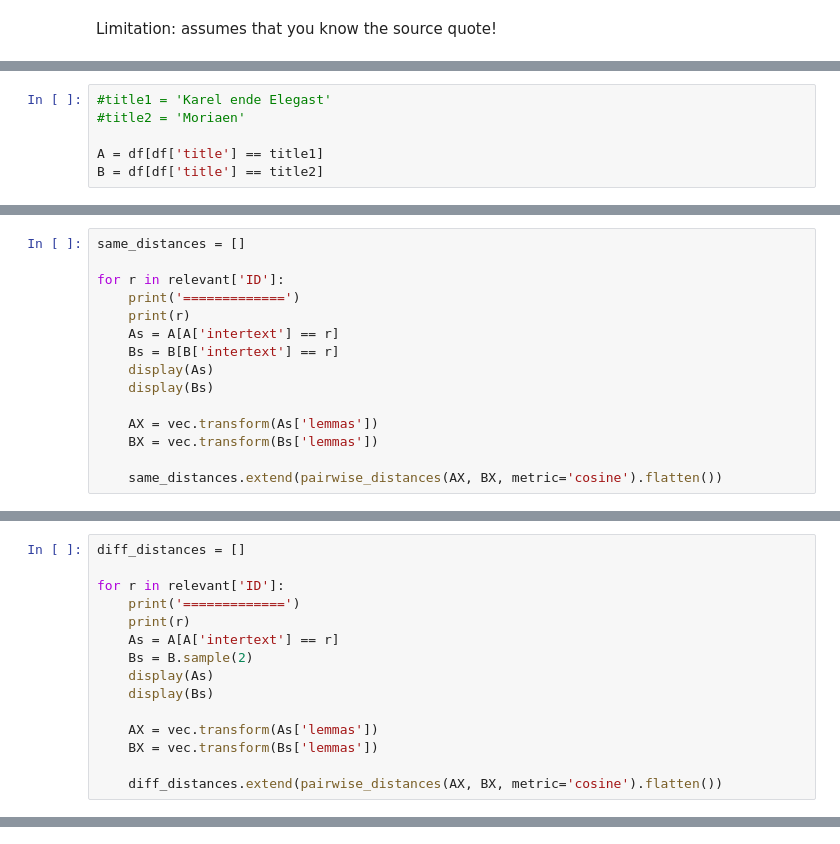
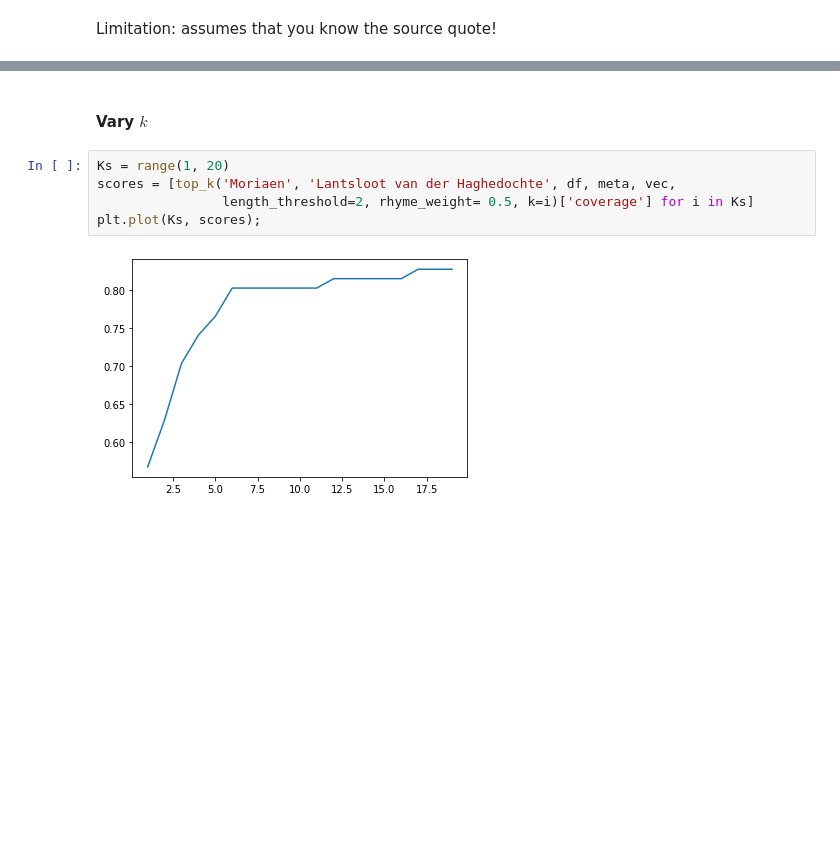
Before and after one commit to mikekestemont/zwerfverzen, a Jupyter notebook: notebooks/intertext.ipynb, the cells around one changed output, grey strips where cells are left out. Drawn from its saved outputs; the diff is of its cells as text; blank space fills up the shorter version.

```diff
--- a/notebooks/intertext.ipynb
+++ b/notebooks/intertext.ipynb
@@ -330,6 +233,0 @@ print(np.sum(AH['intertext1'] == AH['intertext2']), '/', len(AH))
-# %%
-#title1 = 'Karel ende Elegast'
-#title2 = 'Moriaen'
-
-A = df[df['title'] == title1]
-B = df[df['title'] == title2]
@@ -358,15 +233,0 @@ relevant
-# %%
-same_distances = []
-
-for r in relevant['ID']:
-    print('=============')
-    print(r)
-    As = A[A['intertext'] == r]
-    Bs = B[B['intertext'] == r]
-    display(As)
-    display(Bs)
-
-    AX = vec.transform(As['lemmas'])
-    BX = vec.transform(Bs['lemmas'])
-
-    same_distances.extend(pairwise_distances(AX, BX, metric='cosine').flatten())
@@ -408,15 +233,0 @@ mor-ele-10
-# %%
-diff_distances = []
-
-for r in relevant['ID']:
-    print('=============')
-    print(r)
-    As = A[A['intertext'] == r]
-    Bs = B.sample(2)
-    display(As)
-    display(Bs)
-
-    AX = vec.transform(As['lemmas'])
-    BX = vec.transform(Bs['lemmas'])
-
-    diff_distances.extend(pairwise_distances(AX, BX, metric='cosine').flatten())
@@ -500,0 +345,9 @@ nearest_df[nearest_df['intertext1'] != nearest_df['intertext2']].head(30)
+# %% [markdown]
+#### Vary $k$
+# %%
+Ks = range(1, 20)
+scores = [top_k('Moriaen', 'Lantsloot van der Haghedochte', df, meta, vec,
+                length_threshold=2, rhyme_weight= 0.5, k=i)['coverage'] for i in Ks]
+plt.plot(Ks, scores);
+# %% [output]
+[figure, added]
```
Also changed, not shown: parts of 45 cells of this notebook, 3 other files.
